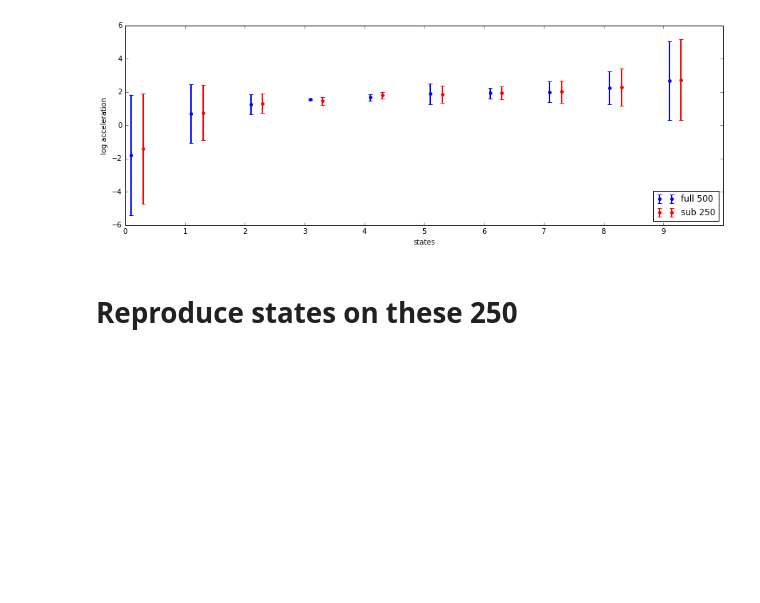
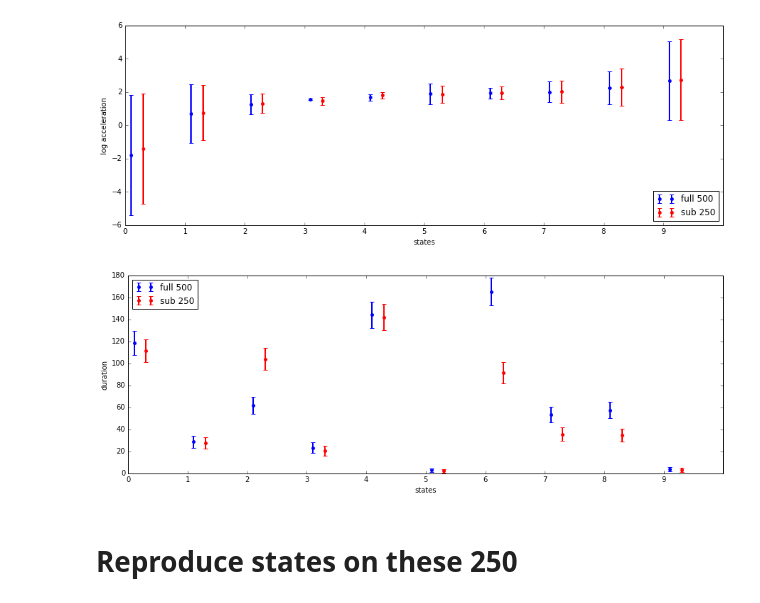
Before and after one commit to wadpac/millenniumcohort-acc, a Jupyter notebook: python/notebooks/Reproducibility.ipynb, the cells around one changed output. Drawn from its saved outputs; the diff is of its cells as text; code cells hidden in the pictures; blank space fills up the shorter version.

Commit message:
Added duration analysis to reproducibility

```diff
--- a/python/notebooks/Reproducibility.ipynb
+++ b/python/notebooks/Reproducibility.ipynb
@@ -158,6 +163,25 @@ ax.set_ylabel('log acceleration')
 plt.show()
 # %% [output]
 [figure]
+# %%
+fig = plt.figure(figsize=(15,5))
+ax = fig.add_subplot(111)
+positions = list(range(len(params_sub)))
+positions_0 = [p+0.1 for p in positions]
+positions_1 = [p+0.3 for p in positions]
+ax.errorbar(x=positions_0, y=params[('orig', 'lmbda')],
+             yerr=np.sqrt(params[('orig', 'lmbda')]),
+             fmt='o', ecolor='b', color='b', elinewidth=2,  ms=5,capthick=1, mew=0, label='full 500')
+ax.errorbar(x=positions_1, y=params[('sub', 'lmbda')],
+             yerr=np.sqrt(params[('sub', 'lmbda')]),
+             fmt='o', ecolor='r', color='r', ms=5,capthick=1, mew=0, elinewidth=2, label='sub 250')
+ax.set_xticks(positions)
+ax.legend(loc=2)
+ax.set_xlabel('states')
+ax.set_ylabel('duration')
+plt.show()
+# %% [output]
+[figure, added]
 # %% [markdown]
 # Reproduce states on these 250
 # %%
```
Also changed, not shown: parts of 3 cells of this notebook.
